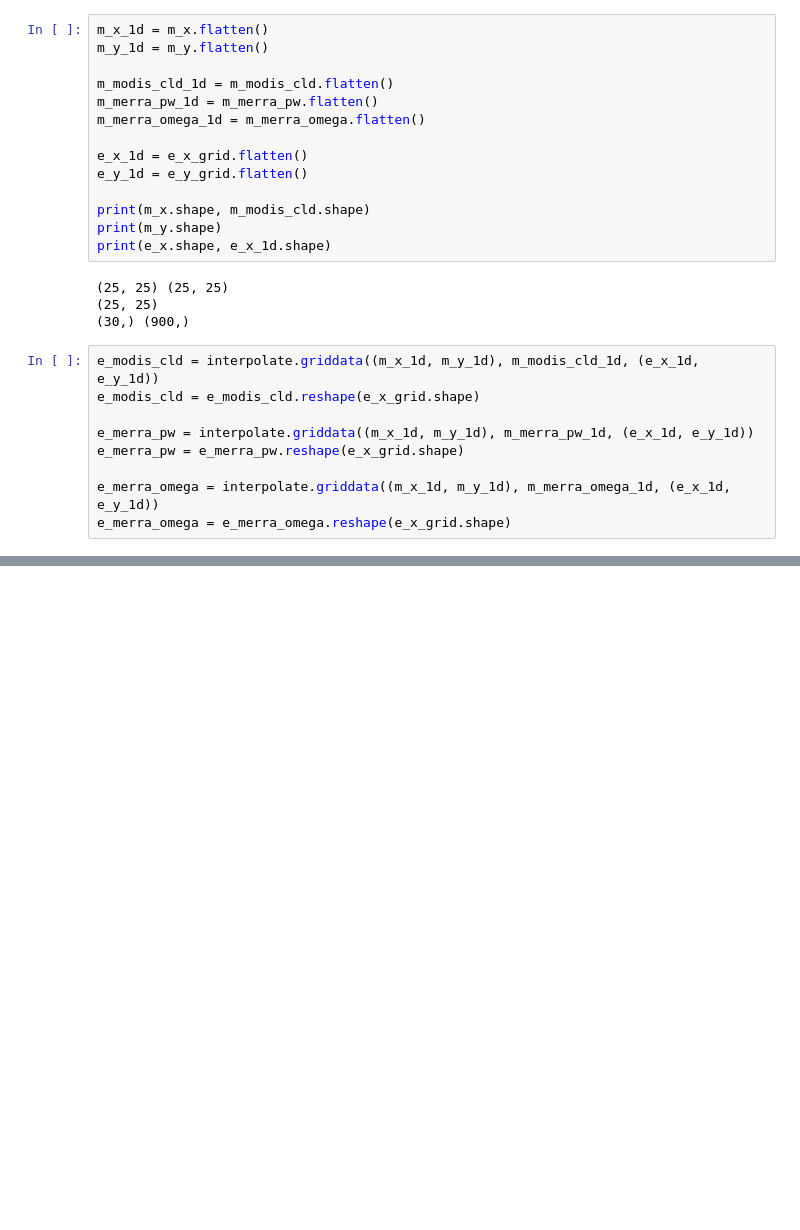
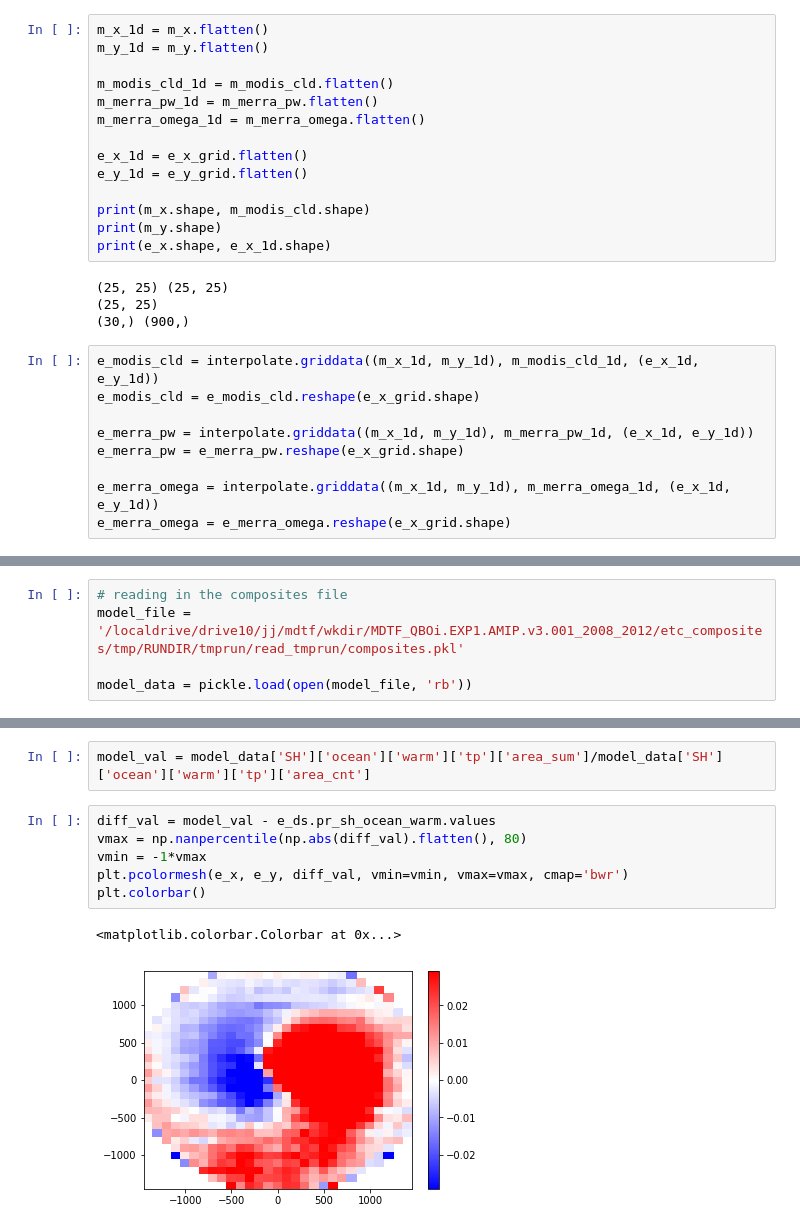
Before and after one commit to NOAA-GFDL/MDTF-diagnostics, a Jupyter notebook: diagnostics/etc_composites/remove/compare_obs_renalaysis.ipynb, the cells around one changed output, grey strips where cells are left out. Cells and saved outputs as stored; diff of their text form; blank space fills up the shorter version.

```diff
--- a/diagnostics/etc_composites/remove/compare_obs_renalaysis.ipynb
+++ b/diagnostics/etc_composites/remove/compare_obs_renalaysis.ipynb
@@ -104,0 +124,5 @@ plt.savefig('diff_test.png', dpi=300.)
+# %%
+# reading in the composites file
+model_file = '/localdrive/drive10/jj/mdtf/wkdir/MDTF_QBOi.EXP1.AMIP.v3.001_2008_2012/etc_composites/tmp/RUNDIR/tmprun/read_tmprun/composites.pkl'
+
+model_data = pickle.load(open(model_file, 'rb'))
@@ -104,0 +133,11 @@ plt.savefig('diff_test.png', dpi=300.)
+# %%
+model_val = model_data['SH']['ocean']['warm']['tp']['area_sum']/model_data['SH']['ocean']['warm']['tp']['area_cnt']
+# %%
+diff_val = model_val - e_ds.pr_sh_ocean_warm.values
+vmax = np.nanpercentile(np.abs(diff_val).flatten(), 80)
+vmin = -1*vmax
+plt.pcolormesh(e_x, e_y, diff_val, vmin=vmin, vmax=vmax, cmap='bwr')
+plt.colorbar()
+# %% [output]
+<matplotlib.colorbar.Colorbar at 0x...>
+[figure, added]
```
Also changed, not shown: parts of 5 cells of this notebook, 10 other files.
